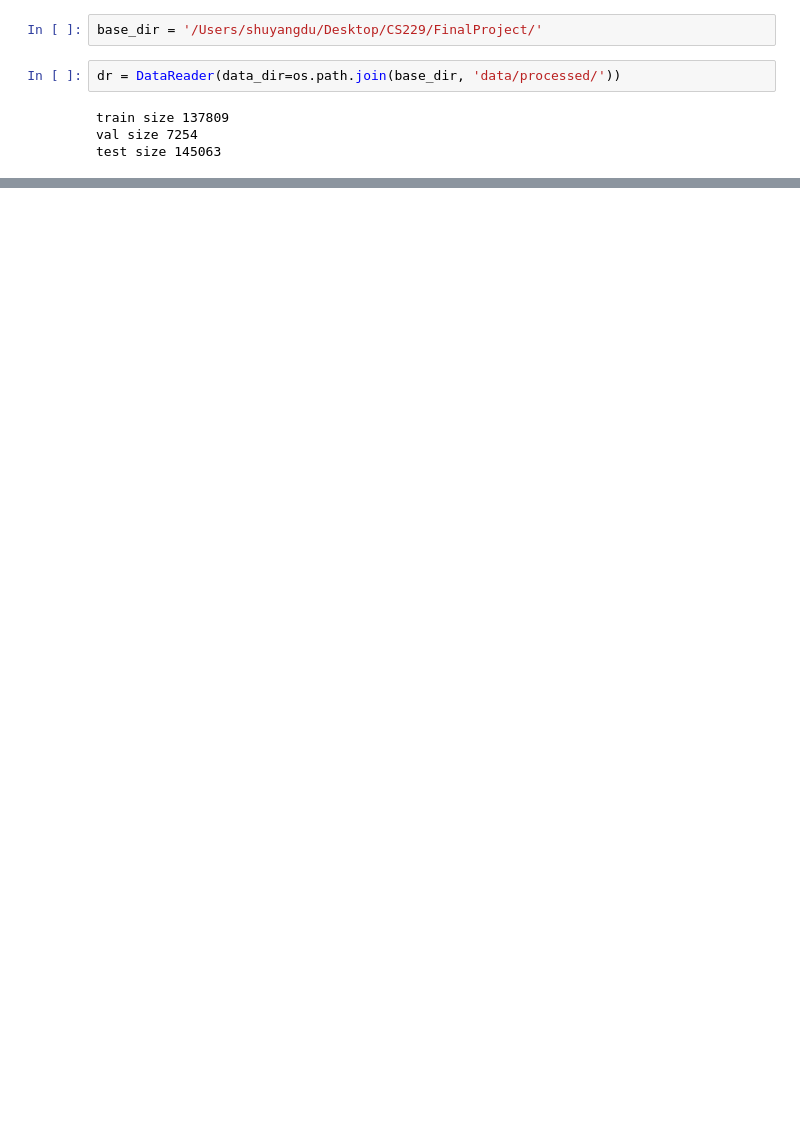
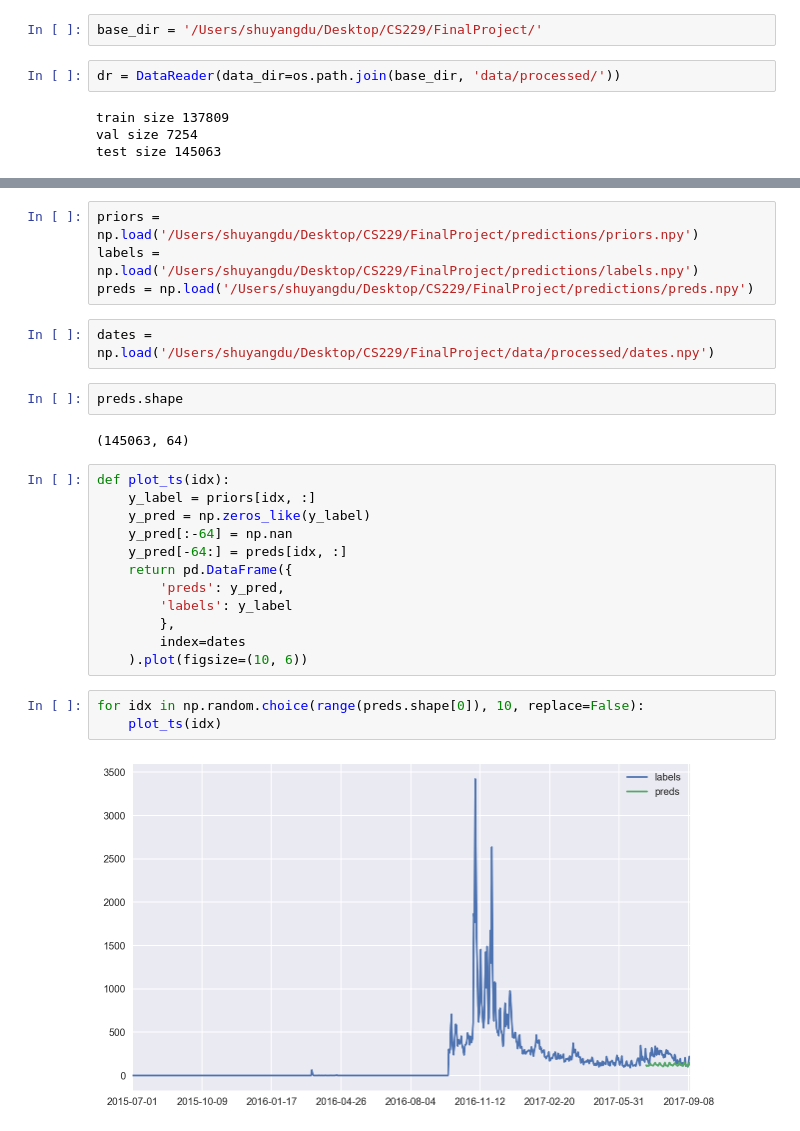
Before and after one commit to shuyangdu/CS229-Project, a Jupyter notebook: CNN.ipynb, the cells around one changed output, grey strips where cells are left out. Saved outputs shown, nothing was run; the diff lists cells and outputs as text; blank space fills up the shorter version.

```diff
--- a/CNN.ipynb
+++ b/CNN.ipynb
@@ -66,0 +58,27 @@ nn.fit()
+# %%
+priors = np.load('/Users/shuyangdu/Desktop/CS229/FinalProject/predictions/priors.npy')
+labels = np.load('/Users/shuyangdu/Desktop/CS229/FinalProject/predictions/labels.npy')
+preds = np.load('/Users/shuyangdu/Desktop/CS229/FinalProject/predictions/preds.npy')
+# %%
+dates = np.load('/Users/shuyangdu/Desktop/CS229/FinalProject/data/processed/dates.npy')
+# %%
+preds.shape
+# %% [output]
+(145063, 64)
+# %%
+def plot_ts(idx):
+    y_label = priors[idx, :]
+    y_pred = np.zeros_like(y_label)
+    y_pred[:-64] = np.nan
+    y_pred[-64:] = preds[idx, :]
+    return pd.DataFrame({
+        'preds': y_pred,
+        'labels': y_label
+        },
+        index=dates
+    ).plot(figsize=(10, 6))
+# %%
+for idx in np.random.choice(range(preds.shape[0]), 10, replace=False):
+    plot_ts(idx)
+# %% [output]
+[figure, added]
```
Also changed, not shown: parts of 6 cells of this notebook, 4 other files.
